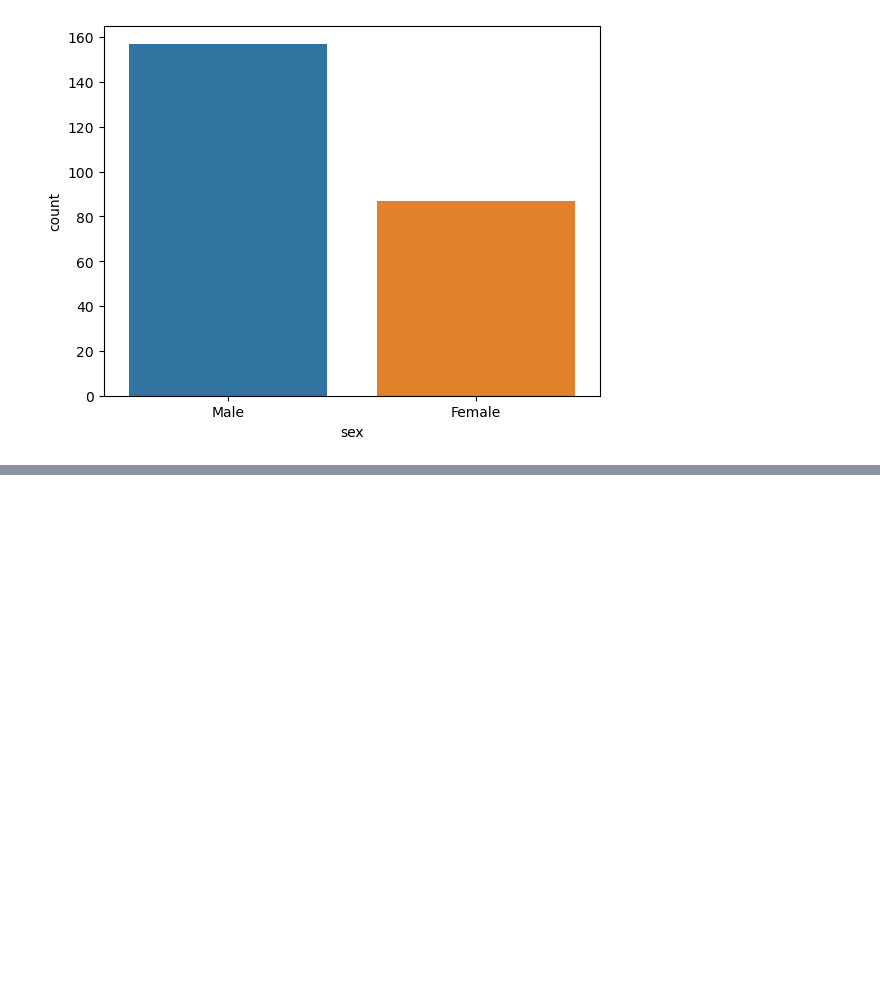
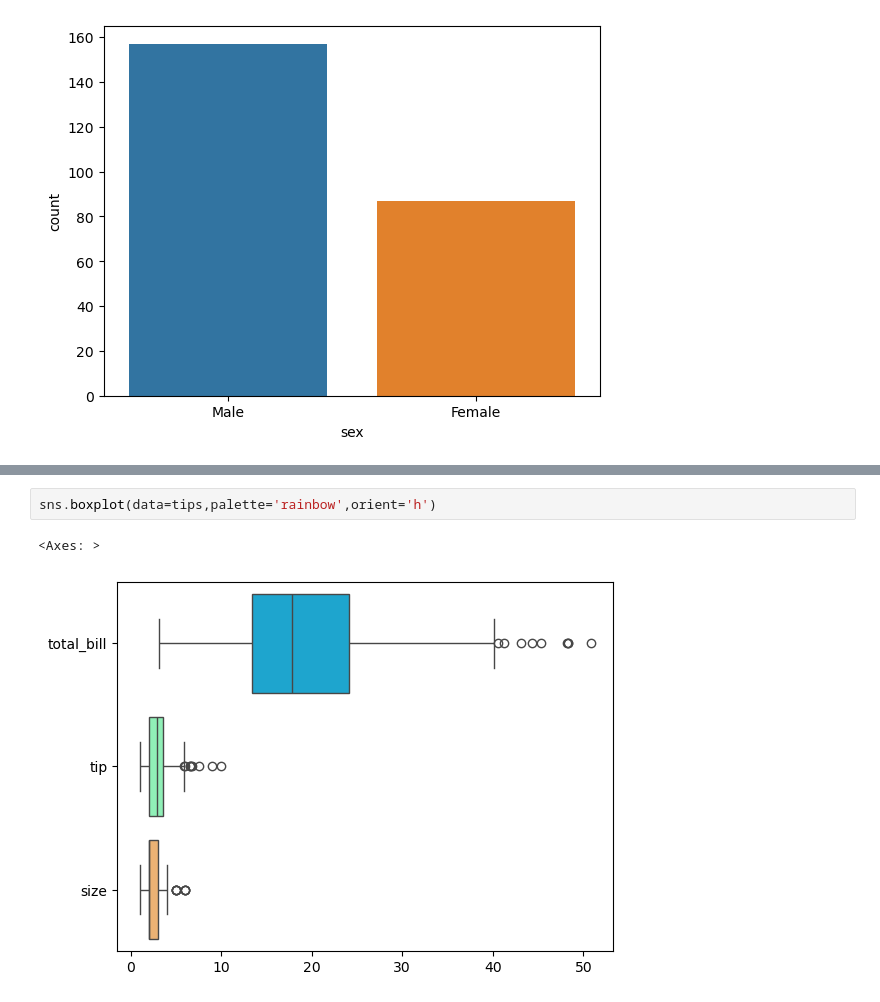
Before and after one commit to JenasJermaine/Learning-Data-Science-and-Machine-Learning, a Jupyter notebook: Data Viz- Seaborn/Categorical Plots.ipynb, the cells around one changed output, grey strips where cells are left out. Drawn from its saved outputs; the diff is of its cells as text; blank space fills up the shorter version.

```diff
--- a/Data Viz- Seaborn/Categorical Plots.ipynb
+++ b/Data Viz- Seaborn/Categorical Plots.ipynb
@@ -44,0 +42,5 @@ sns.countplot(tips,x='sex', hue='sex')
+# %%
+sns.boxplot(data=tips,palette='rainbow',orient='h')
+# %% [output]
+<Axes: >
+[figure, added]
```
Also changed, not shown: parts of 2 cells of this notebook.
